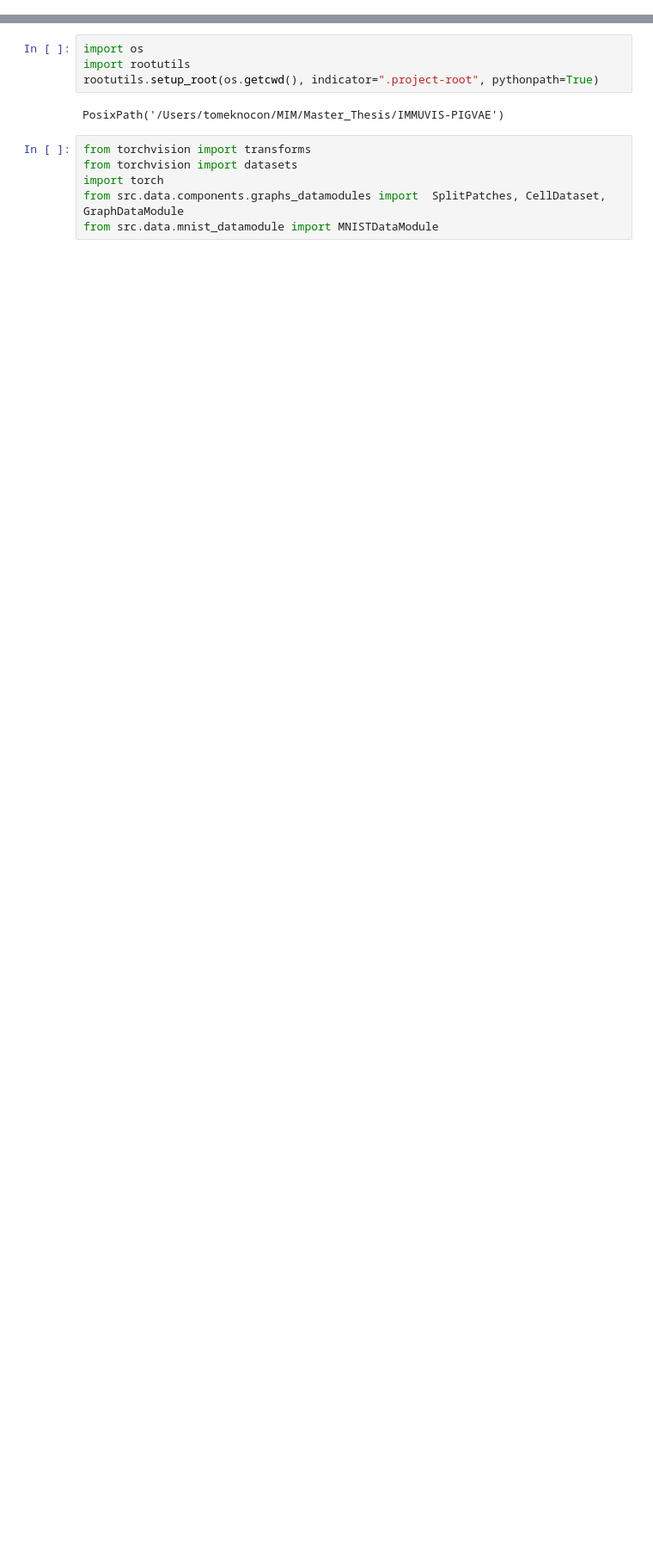
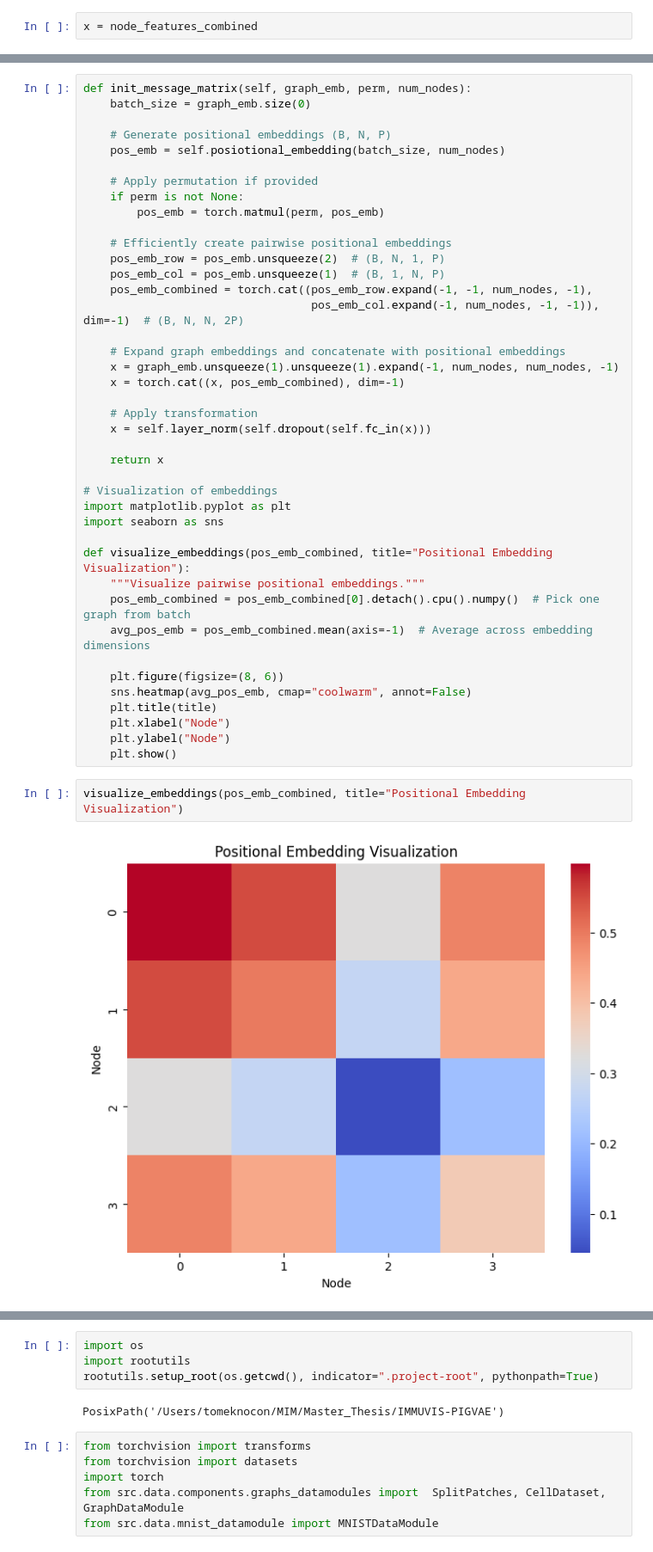
Before and after one commit to TomekNocon/IMMUVIS-PIGVAE, a Jupyter notebook: notebooks/test.ipynb, the cells around one changed output, grey strips where cells are left out. Shown at 86% size. Saved outputs shown, nothing was run; the diff lists cells and outputs as text; blank space fills up the shorter version.

```diff
--- a/notebooks/test.ipynb
+++ b/notebooks/test.ipynb
@@ -0,0 +591,2 @@
+# %%
+x = node_features_combined
@@ -0,0 +775,45 @@
+# %%
+def init_message_matrix(self, graph_emb, perm, num_nodes):
+    batch_size = graph_emb.size(0)
+
+    # Generate positional embeddings (B, N, P)
+    pos_emb = self.posiotional_embedding(batch_size, num_nodes)
+
+    # Apply permutation if provided
+    if perm is not None:
+        pos_emb = torch.matmul(perm, pos_emb)
+
+    # Efficiently create pairwise positional embeddings
+    pos_emb_row = pos_emb.unsqueeze(2)  # (B, N, 1, P)
+    pos_emb_col = pos_emb.unsqueeze(1)  # (B, 1, N, P)
+    pos_emb_combined = torch.cat((pos_emb_row.expand(-1, -1, num_nodes, -1),
+                                  pos_emb_col.expand(-1, num_nodes, -1, -1)), dim=-1)  # (B, N, N, 2P)
+
+    # Expand graph embeddings and concatenate with positional embeddings
+    x = graph_emb.unsqueeze(1).unsqueeze(1).expand(-1, num_nodes, num_nodes, -1)
+    x = torch.cat((x, pos_emb_combined), dim=-1)
+
+    # Apply transformation
+    x = self.layer_norm(self.dropout(self.fc_in(x)))
+
+    return x
+
+# Visualization of embeddings
+import matplotlib.pyplot as plt
+import seaborn as sns
+
+def visualize_embeddings(pos_emb_combined, title="Positional Embedding Visualization"):
+    """Visualize pairwise positional embeddings."""
+    pos_emb_combined = pos_emb_combined[0].detach().cpu().numpy()  # Pick one graph from batch
+    avg_pos_emb = pos_emb_combined.mean(axis=-1)  # Average across embedding dimensions
+
+    plt.figure(figsize=(8, 6))
+    sns.heatmap(avg_pos_emb, cmap="coolwarm", annot=False)
+    plt.title(title)
+    plt.xlabel("Node")
+    plt.ylabel("Node")
+    plt.show()
+# %%
+visualize_embeddings(pos_emb_combined, title="Positional Embedding Visualization")
+# %% [output]
+[figure, added]
```
Also changed, not shown: parts of 76 cells of this notebook, 5 other files.
